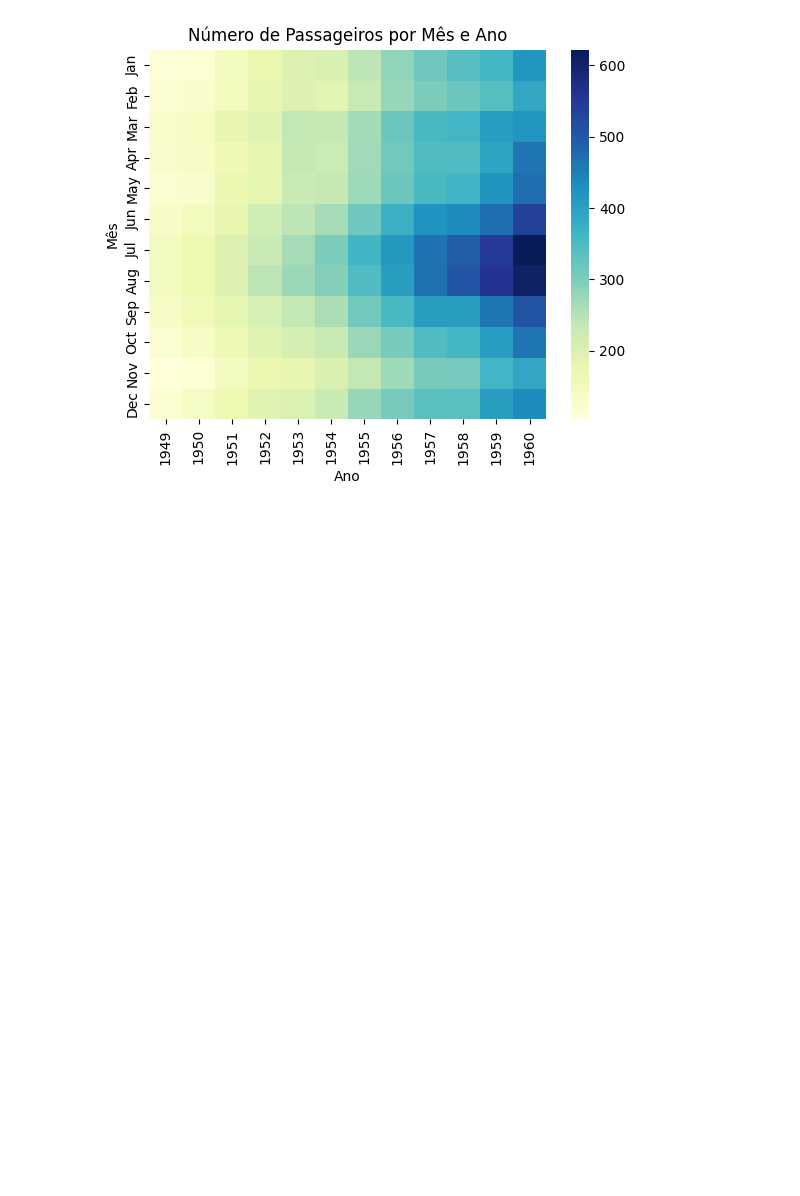
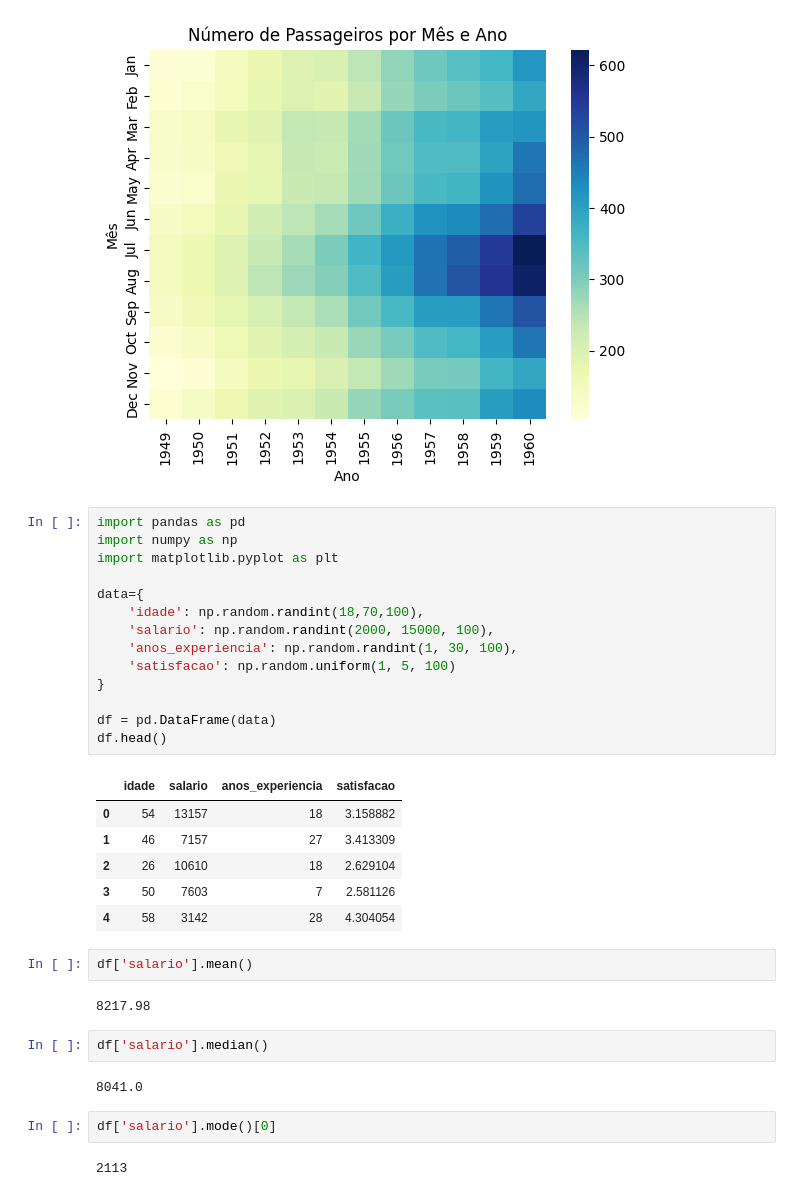
Before and after one commit to BrunoMeloSlv/AulaPython, a Jupyter notebook: aula1.ipynb, the cells around one changed output. Saved outputs shown, nothing was run; the diff lists cells and outputs as text; blank space fills up the shorter version.

```diff
--- a/aula1.ipynb
+++ b/aula1.ipynb
@@ -1199,3 +1199,36 @@ plt.title('Número de Passageiros por Mês e Ano')
 plt.show()
 # %% [output]
 [figure]
+# %%
+import pandas as pd
+import numpy as np
+import matplotlib.pyplot as plt
+
+data={
+    'idade': np.random.randint(18,70,100),
+    'salario': np.random.randint(2000, 15000, 100),
+    'anos_experiencia': np.random.randint(1, 30, 100),
+    'satisfacao': np.random.uniform(1, 5, 100)
+}
+
+df = pd.DataFrame(data)
+df.head()
+# %% [output]
+|  | idade | salario | anos_experiencia | satisfacao |
+| 0 | 54 | 13157 | 18 | 3.158882 |
+| 1 | 46 | 7157 | 27 | 3.413309 |
+| 2 | 26 | 10610 | 18 | 2.629104 |
+| 3 | 50 | 7603 | 7 | 2.581126 |
+| 4 | 58 | 3142 | 28 | 4.304054 |
+# %%
+df['salario'].mean()
+# %% [output]
+8217.98
+# %%
+df['salario'].median()
+# %% [output]
+8041.0
+# %%
+df['salario'].mode()[0]
+# %% [output]
+2113
```
Also changed, not shown: parts of 20 cells of this notebook.
